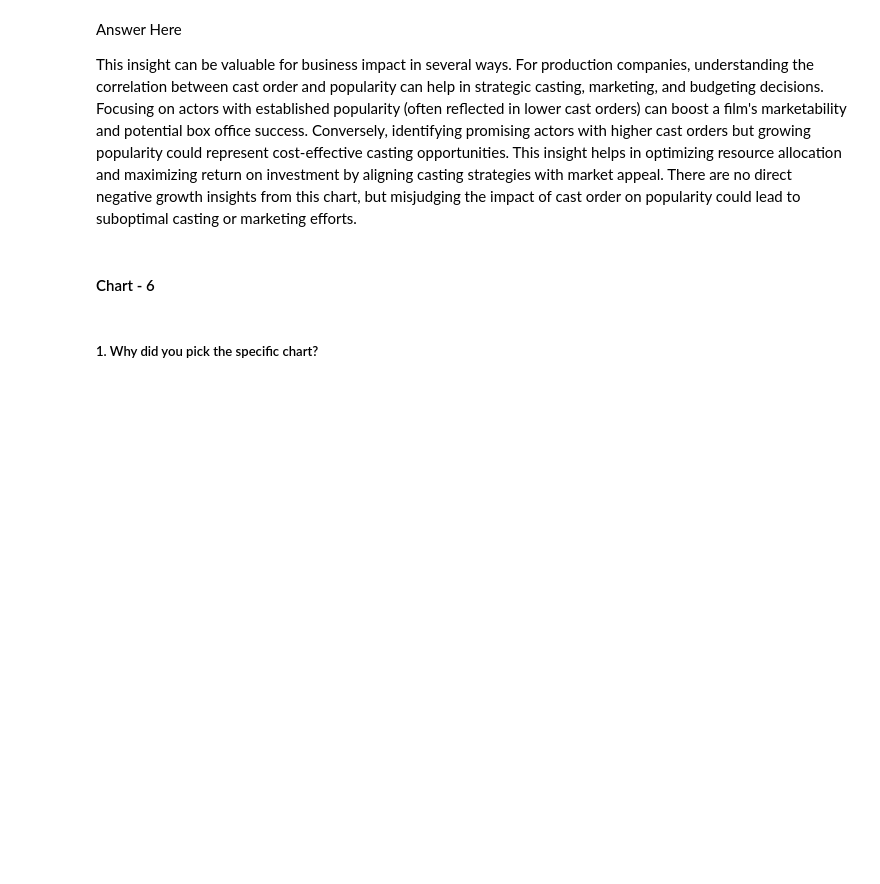
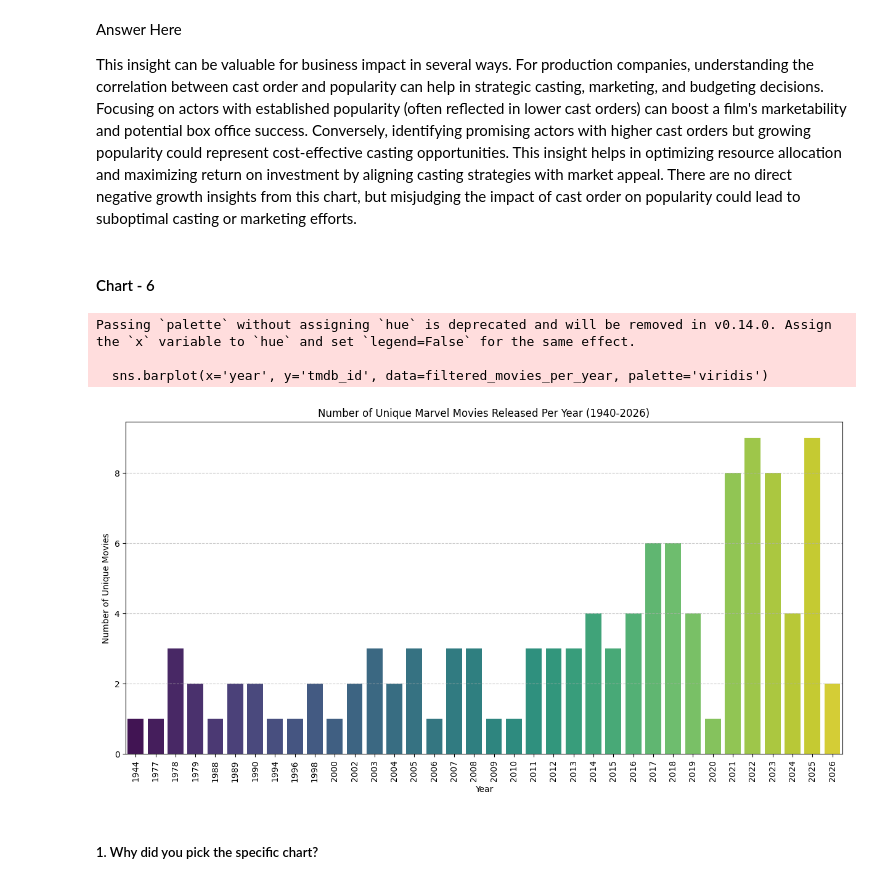
Before and after one commit to Mogatala8374/MCU-Marvel-Media-Complete-Dataset, a Jupyter notebook: MCU_&_Marvel_Media_—_Complete_Dataset.ipynb, the cells around one changed output. Drawn from its saved outputs; the diff is of its cells as text; code cells hidden in the pictures; blank space fills up the shorter version.

```diff
--- a/MCU_&_Marvel_Media_—_Complete_Dataset.ipynb
+++ b/MCU_&_Marvel_Media_—_Complete_Dataset.ipynb
@@ -418,3 +416,23 @@ This insight can be valuable for business impact in several ways. For production
+# %%
+# Chart - 6 visualization code
+movies_per_year = df.groupby('year')['tmdb_id'].nunique().reset_index()
+
+# Filter for years between 1940 and 2026 (though the data already largely falls within this range)
+
+filtered_movies_per_year = movies_per_year[(movies_per_year['year'] >= 1940) & (movies_per_year['year'] <= 2026)]
+plt.figure(figsize=(15, 7))
+sns.barplot(x='year', y='tmdb_id', data=filtered_movies_per_year, palette='viridis')
+plt.title('Number of Unique Marvel Movies Released Per Year (1940-2026)')
+plt.xlabel('Year')
+plt.ylabel('Number of Unique Movies')
+plt.xticks(rotation=90)
+plt.grid(axis='y', linestyle='--', alpha=0.7)
+plt.show()
+# %% [output]
+Passing `palette` without assigning `hue` is deprecated and will be removed in v0.14.0. Assign the `x` variable to `hue` and set `legend=False` for the same effect.
+
+  sns.barplot(x='year', y='tmdb_id', data=filtered_movies_per_year, palette='viridis')
+[figure, added]
 # %% [markdown]
 ##### 1. Why did you pick the specific chart?
 # %% [markdown]
```
Also changed, not shown: parts of 33 cells of this notebook.
